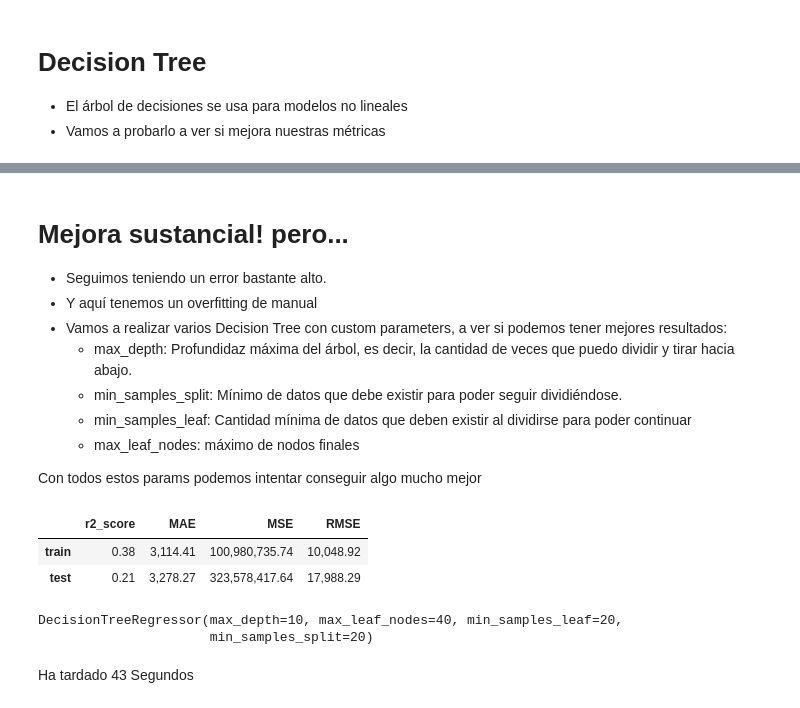
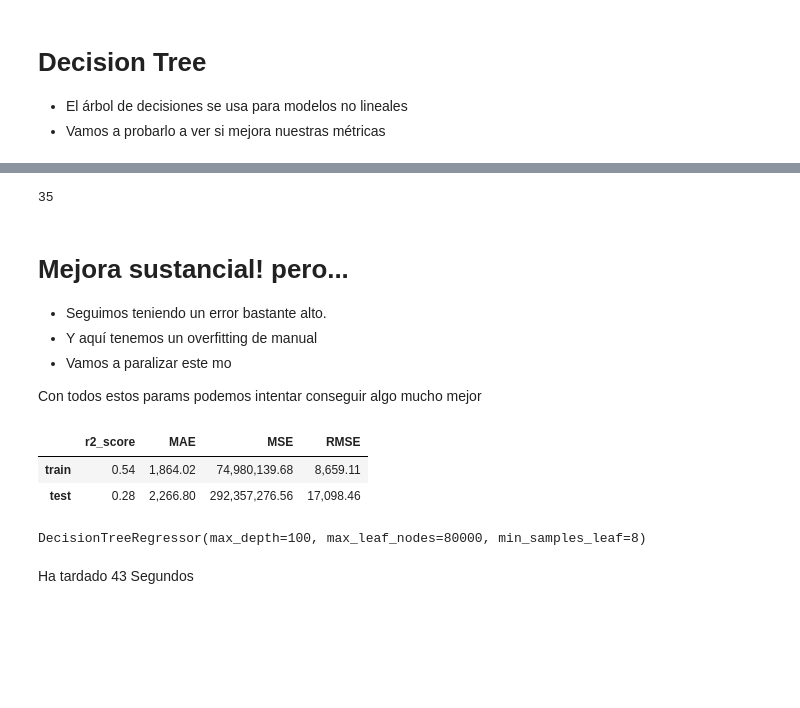
Before and after one commit to apelsito/laboratorio-modulo8-leccion02-ModelosNoLineales, a Jupyter notebook: jupyter_notebooks/Modelo2/07_DecisionTree.ipynb, the cells around one changed output, grey strips where cells are left out. Cells and saved outputs as stored; diff of their text form; code cells hidden in the pictures; blank space fills up the shorter version.

Commit message:
Modelo 4 here we go

```diff
--- a/jupyter_notebooks/Modelo2/07_DecisionTree.ipynb
+++ b/jupyter_notebooks/Modelo2/07_DecisionTree.ipynb
@@ -71,12 +71,12 @@ df_metricas
+# %%
+modelo_arbol.get_depth()
+# %% [output]
+35
 # %% [markdown]
 # Mejora sustancial! pero...
 - Seguimos teniendo un error bastante alto.
 - Y aquí tenemos un overfitting de manual
-- Vamos a realizar varios Decision Tree con custom parameters, a ver si podemos tener mejores resultados:
-    - max_depth: Profundidaz máxima del árbol, es decir, la cantidad de veces que puedo dividir y tirar hacia abajo.
-    - min_samples_split: Mínimo de datos que debe existir para poder seguir dividiéndose.
-    - min_samples_leaf: Cantidad mínima de datos que deben existir al dividirse para poder continuar
-    - max_leaf_nodes: máximo de nodos finales
+- Vamos a paralizar este mo
 
 Con todos estos params podemos intentar conseguir algo mucho mejor
 # %%
@@ -99,18 +99,17 @@ modelo_final_arbolv1 = grid_search_arbol.best_estimator_
 # %%
-modelo_final_arbolv1.fit(X_train,y_train)
-y_pred_test = modelo_final_arbolv1.predict(X_test)
-y_pred_train = modelo_final_arbolv1.predict(X_train)
-df_metricasv1 = obtener_metricas(y_train,y_pred_train,y_test,y_pred_test)
-df_metricasv1
+modelo_final_arbol.fit(X_train,y_train)
+y_pred_test = modelo_final_arbol.predict(X_test)
+y_pred_train = modelo_final_arbol.predict(X_train)
+df_metricas = obtener_metricas(y_train,y_pred_train,y_test,y_pred_test)
+df_metricas
 # %% [output]
 |  | r2_score | MAE | MSE | RMSE |
-| train | 0.38 | 3,114.41 | 100,980,735.74 | 10,048.92 |
-| test | 0.21 | 3,278.27 | 323,578,417.64 | 17,988.29 |
+| train | 0.54 | 1,864.02 | 74,980,139.68 | 8,659.11 |
+| test | 0.28 | 2,266.80 | 292,357,276.56 | 17,098.46 |
-# %%
-modelo_final_arbolv1
-# %% [output]
-DecisionTreeRegressor(max_depth=10, max_leaf_nodes=40, min_samples_leaf=20,
-                      min_samples_split=20)
+# %%
+modelo_final_arbol
+# %% [output]
+DecisionTreeRegressor(max_depth=100, max_leaf_nodes=80000, min_samples_leaf=8)
 # %% [markdown]
 Ha tardado 43 Segundos
 # %% [markdown]
```
Also changed, not shown: parts of 55 cells of this notebook, 21 other files.
